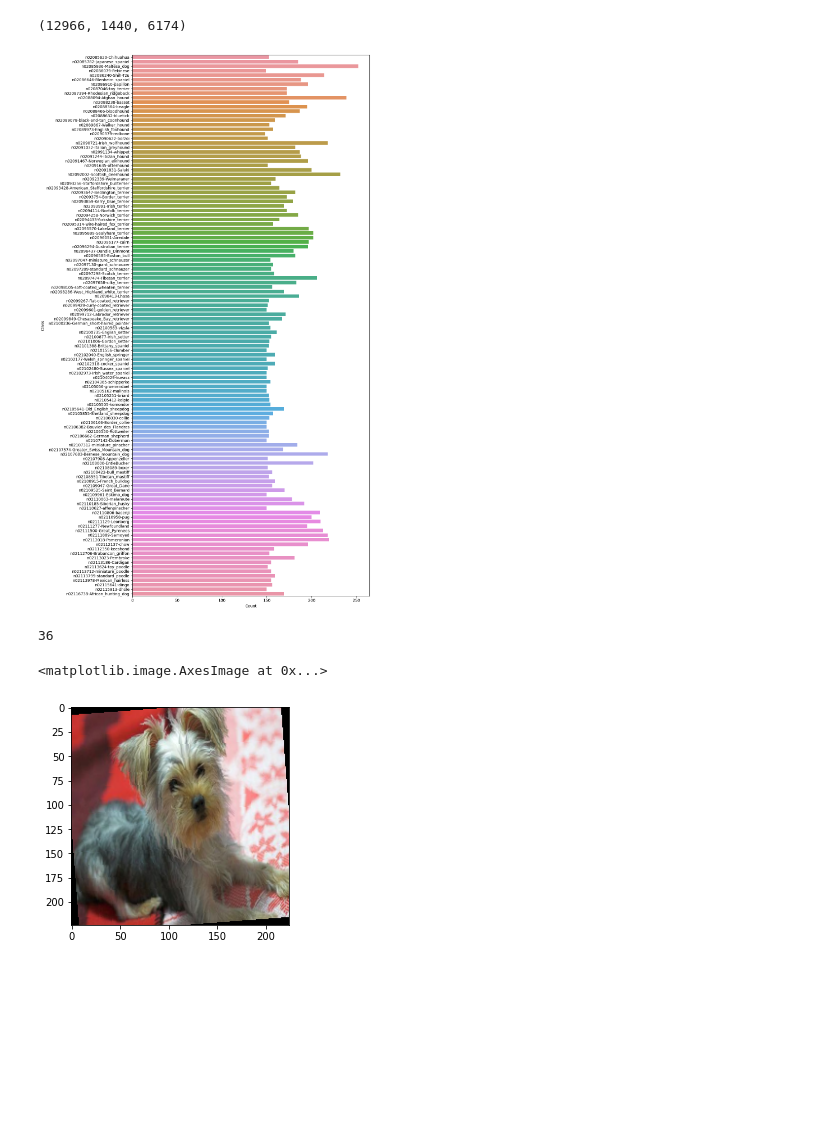
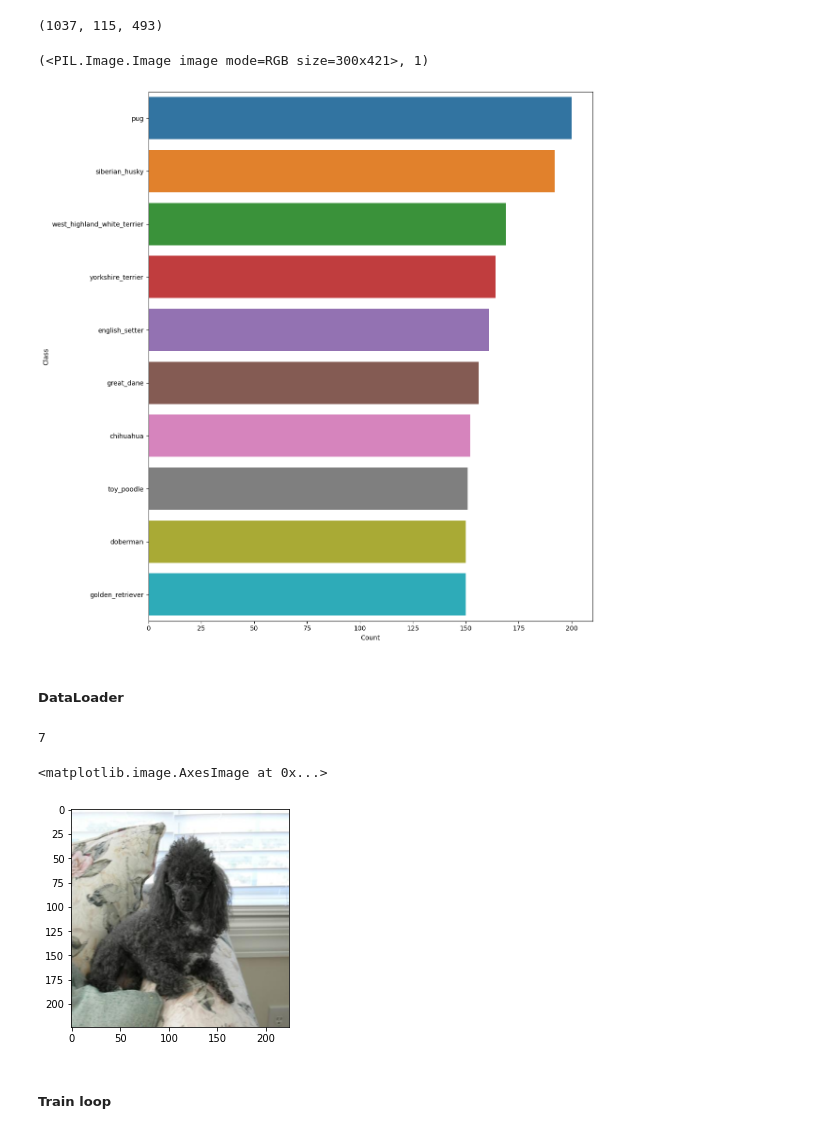
Before and after one commit to oguzaliarslan/pet_classification, a Jupyter notebook: dog_breed.ipynb, the cells around one changed output. Drawn from its saved outputs; the diff is of its cells as text; code cells hidden in the pictures; blank space fills up the shorter version.

```diff
--- a/dog_breed.ipynb
+++ b/dog_breed.ipynb
@@ -11,3 +38,5 @@ dataset = ImageFolder('stanford_dogs/images/Images/')
+# %%
+dataset = ImageFolder('filtered_dataset/train/')
 # %%
 test_pct = 0.3
 test_size = int(len(dataset)*test_pct)
@@ -25,7 +54,7 @@ train_size, val_size, test_size
 breeds = []
 
 def rename(name):
-    return name
+    return name.split('-', 1)[-1].lower()
 
 for n in dataset.classes:
     breeds.append(rename(n))
@@ -33,20 +75,24 @@ for n in dataset.classes:
 train_ds, val_ds, test_ds = random_split(dataset, [train_size, val_size, test_size])
 len(train_ds), len(val_ds), len(test_ds)
 # %% [output]
-(12966, 1440, 6174)
+(1037, 115, 493)
+# %%
+train_ds[0]
+# %% [output]
+(<PIL.Image.Image image mode=RGB size=300x421>, 1)
 # %%
-import pandas as pd
-import seaborn as sns
-class_names = dataset.classes
+class_names = breeds
 class_count = [dataset.targets.count(i) for i in range(len(class_names))]
-df = pd.DataFrame({"Class": class_names, "Count": class_count})
+df = pd.DataFrame({"Class": class_names, "Count": class_count}).sort_values(by='Count', ascending=False)
 
-plt.figure(figsize=(12, 20), dpi=100)
+plt.figure(figsize=(12, 12), dpi=100)
 sns.barplot(x="Count", y="Class", data=df)
 plt.tight_layout()
 plt.show()
 # %% [output]
-[figure, old version]
+[figure, new version]
+# %% [markdown]
+##### DataLoader
 # %%
 
 train_transform = transforms.Compose([
@@ -79,8 +125,10 @@ img, label = train_dataset[6]
 print(label)
 plt.imshow(img.permute(1,2,0))
 # %% [output]
-36
+7
 <matplotlib.image.AxesImage at 0x...>
-[figure, old version]
+[figure, new version]
+# %% [markdown]
+##### Train loop
 # %%
 import torchvision.models as models
```
Also changed, not shown: parts of 13 cells of this notebook.
